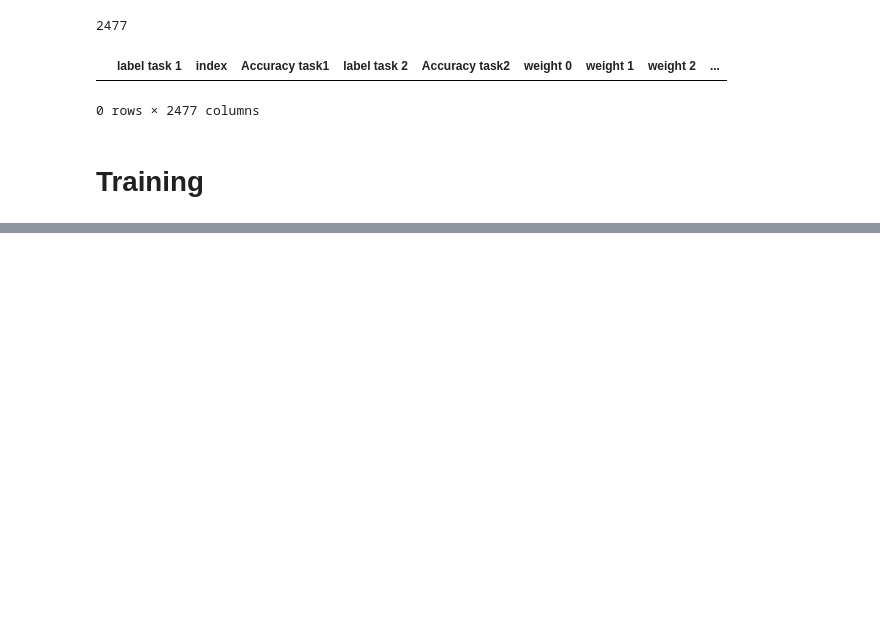
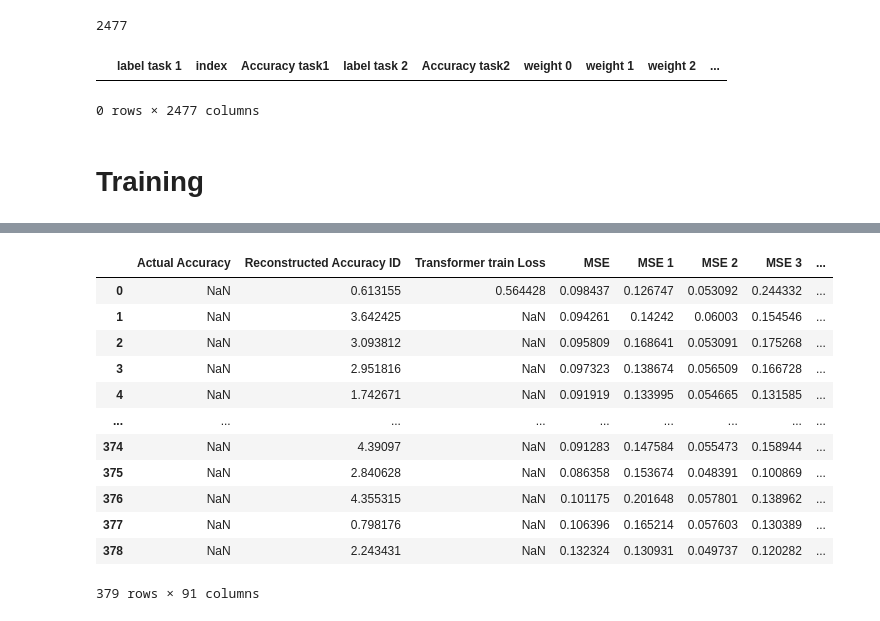
Before and after one commit to AymenTlili131/Federated-Continual-learning-, a Jupyter notebook: New/MSE.ipynb, the cells around one changed output, grey strips where cells are left out. Drawn from its saved outputs; the diff is of its cells as text; code cells hidden in the pictures; blank space fills up the shorter version.

```diff
--- a/New/MSE.ipynb
+++ b/New/MSE.ipynb
@@ -380,7 +381,7 @@ class CNN(nn.Module):
             ):
                 activations.append(x)
         return x, activations
-def train(model, trainloader, optimizer, criterion,nb_classes):
+def train(model, trainloader, optimizer, criterion,nb_classes,First=False,df=None):
     List_mx=[]
     model.train()
     #print('Training')
@@ -407,8 +408,11 @@ def train(model, trainloader, optimizer, criterion,nb_classes):
         loss.backward()
         # update the optimizer parameters
         optimizer.step()
-        if i == len(trainloader)/20:
-            break
+        if First==True and i%25==0 :
+            epoch_loss = train_running_loss / counter
+            epoch_acc = 100. * (train_running_correct / len(trainloader.dataset))
+            #print(f"step {i}:",epoch_loss, epoch_acc)
+            df.at[track,f"Step {i}"]=epoch_acc
 
     # loss and accuracy for the complete epoch
     epoch_loss = train_running_loss / counter
@@ -442,6 +446,7 @@ def validate(model, testloader, criterion,nb_classes):
             #mx=multiclass_confusion_matrix(preds ,labels,nb_classes,normalize="pred")
             #List_mx.append(mx)
 
+
     # loss and accuracy for the complete epoch
     epoch_loss = valid_running_loss / counter
     epoch_acc = 100. * (valid_running_correct / len(testloader.dataset))
@@ -542,3 +547,16 @@ vec2 = torch.rand(1,2464)
 # CL=loss_Contractive(W,vec1,vec2, out[1], 0.005)
 
 # CL
+# %%
+vec1 = torch.rand(5,2464)
+vec2 = torch.rand(5,2464)
+from scipy.stats import wasserstein_distance
+# Convert to numpy arrays
+vec1_np = vec1.numpy()
+vec2_np = vec2.numpy()
+
+# Compute Wasserstein distance for each pair of vectors
+wsd_list = [wasserstein_distance(vec1_np[i], vec2_np[i]) for i in range(vec1_np.shape[0])]
+
+# If you need an aggregate measure, you can compute the average distance
+average_wsd = sum(wsd_list) / len(wsd_list)
@@ -1004,0 +1471,17 @@ RuntimeError: CUDA out of memory. Tried to allocate 484.00 MiB (GPU 0; 11.76 GiB
+# %%
+results=DF[Cols[7394:]]
+results
+# %% [output]
+|  | Actual Accuracy | Reconstructed Accuracy ID | Transformer train Loss | MSE | MSE 1 | MSE 2 | MSE 3 | ... |
+| 0 | NaN | 0.613155 | 0.564428 | 0.098437 | 0.126747 | 0.053092 | 0.244332 | ... |
+| 1 | NaN | 3.642425 | NaN | 0.094261 | 0.14242 | 0.06003 | 0.154546 | ... |
+| 2 | NaN | 3.093812 | NaN | 0.095809 | 0.168641 | 0.053091 | 0.175268 | ... |
+| 3 | NaN | 2.951816 | NaN | 0.097323 | 0.138674 | 0.056509 | 0.166728 | ... |
+| 4 | NaN | 1.742671 | NaN | 0.091919 | 0.133995 | 0.054665 | 0.131585 | ... |
+| ... | ... | ... | ... | ... | ... | ... | ... | ... |
+| 374 | NaN | 4.39097 | NaN | 0.091283 | 0.147584 | 0.055473 | 0.158944 | ... |
+| 375 | NaN | 2.840628 | NaN | 0.086358 | 0.153674 | 0.048391 | 0.100869 | ... |
+| 376 | NaN | 4.355315 | NaN | 0.101175 | 0.201648 | 0.057801 | 0.138962 | ... |
+| 377 | NaN | 0.798176 | NaN | 0.106396 | 0.165214 | 0.057603 | 0.130389 | ... |
+| 378 | NaN | 2.243431 | NaN | 0.132324 | 0.130931 | 0.049737 | 0.120282 | ... |
+379 rows × 91 columns
```
Also changed, not shown: parts of 20 cells of this notebook.
